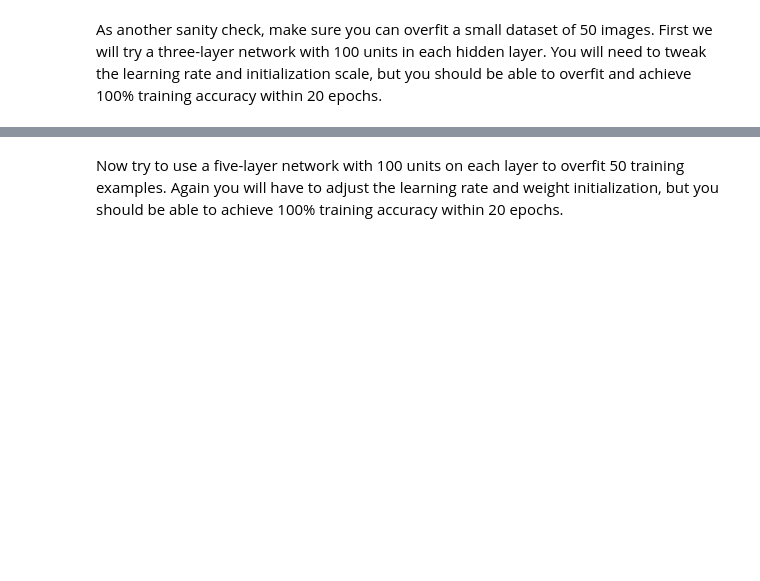
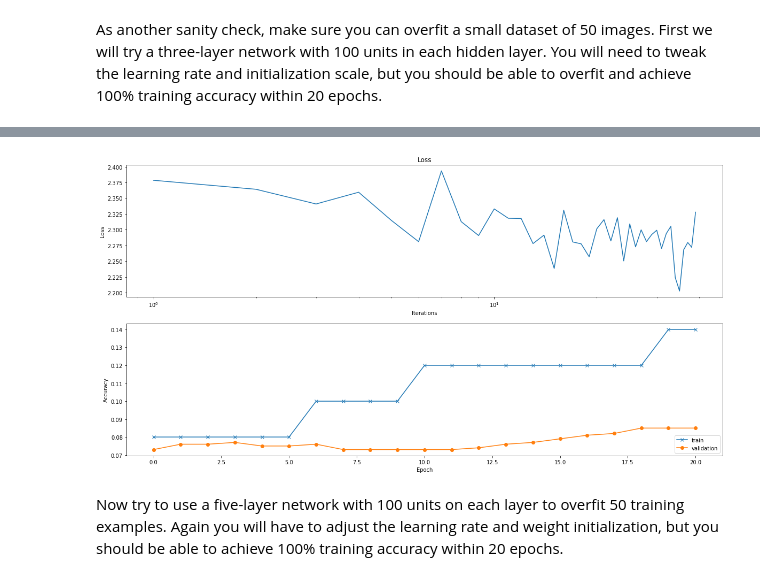
Before and after one commit to PhySci/cs231, a Jupyter notebook: assignment2/FullyConnectedNets.ipynb, the cells around one changed output, grey strips where cells are left out. Drawn from its saved outputs; the diff is of its cells as text; code cells hidden in the pictures; blank space fills up the shorter version.

```diff
--- a/assignment2/FullyConnectedNets.ipynb
+++ b/assignment2/FullyConnectedNets.ipynb
@@ -483,3 +519,7 @@ plt.show()
+# %%
+plotHisttory(solver)
+# %% [output]
+[figure, added]
 # %% [markdown]
 Now try to use a five-layer network with 100 units on each layer to overfit 50 training examples. Again you will have to adjust the learning rate and weight initialization, but you should be able to achieve 100% training accuracy within 20 epochs.
 # %%
```
Also changed, not shown: parts of 21 cells of this notebook, 6 other files.
